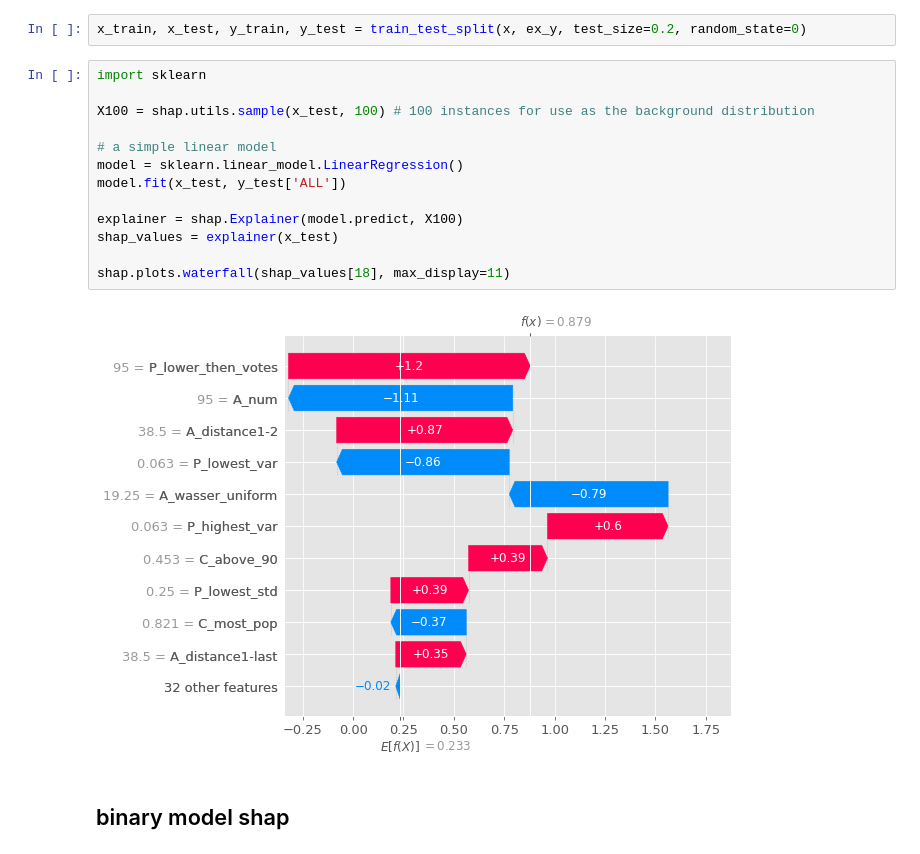
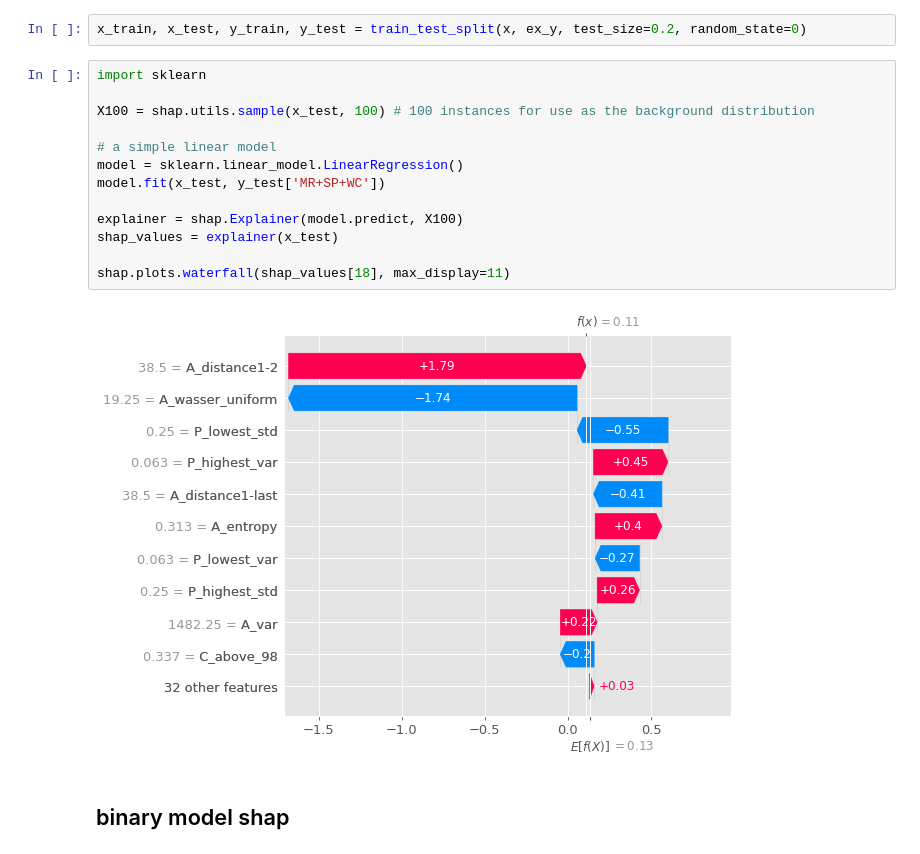
Before and after one commit to OrtalPa/Final_Project_SISE_BGU, a Jupyter notebook: ProjectFramework/Project_notebook.ipynb, the cells around one changed output. Saved outputs shown, nothing was run; the diff lists cells and outputs as text.

```diff
--- a/ProjectFramework/Project_notebook.ipynb
+++ b/ProjectFramework/Project_notebook.ipynb
@@ -410,18 +412,18 @@ x_train, x_test, y_train, y_test = train_test_split(x, ex_y, test_size=0.2, rand
 # %%
 import sklearn
 
 X100 = shap.utils.sample(x_test, 100) # 100 instances for use as the background distribution
 
 # a simple linear model
 model = sklearn.linear_model.LinearRegression()
-model.fit(x_test, y_test['ALL'])
+model.fit(x_test, y_test['MR+SP+WC'])
 
 explainer = shap.Explainer(model.predict, X100)
 shap_values = explainer(x_test)
 
 shap.plots.waterfall(shap_values[18], max_display=11)
 # %% [output]
-[figure, old version]
+[figure, new version]
 # %% [markdown]
 ## binary model shap
 # %%
```
Also changed, not shown: parts of 1 cell of this notebook, 1 other file.
